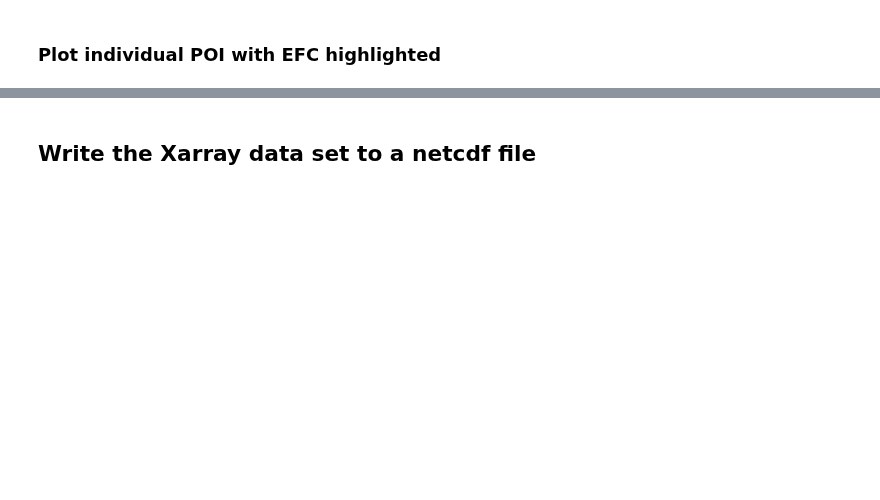
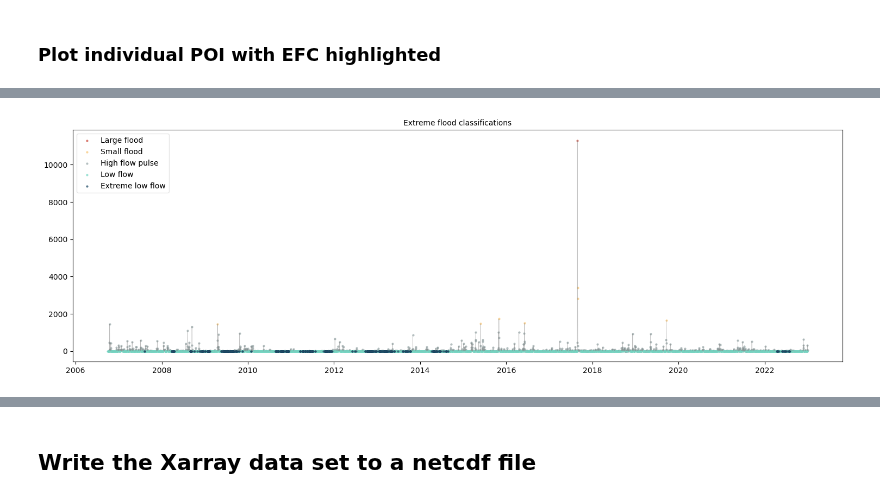
Before and after one commit to rmcd-mscb/nhm-assist, a Jupyter notebook: 0c_Create_Streamflow_Observations_v3.ipynb, the cells around one changed output, grey strips where cells are left out. Saved outputs shown, nothing was run; the diff lists cells and outputs as text; code cells hidden in the pictures; blank space fills up the shorter version.

```diff
--- a/0c_Create_Streamflow_Observations_v3.ipynb
+++ b/0c_Create_Streamflow_Observations_v3.ipynb
@@ -608,11 +729,11 @@ xr_streamflow
 # %%
-cpoi_id =  test_poi
+cpoi_id =  xr_streamflow.poi_id.values[12]
 
 # Get subset of data to plot
 #df_motion = df_motion.sort_index().loc['2020-07-10 13:55' : '2020-07-10 14:25.5', :]
 
 xr_streamflow = xr_streamflow.sortby('time', ascending=True)# bug fix for xarray
-ds_sub = xr_streamflow.sel(poi_id=cpoi_id, time=slice('1980-10-01', '2020-12-31'))
+ds_sub = xr_streamflow.sel(poi_id=cpoi_id, time=slice('1980-10-01', '2022-12-31'))
 ds_sub = ds_sub.to_dataframe()
 
 # Or use entire dataset
@@ -620,3 +741,4 @@ ds_sub = ds_sub.to_dataframe()
 
 # Plot EFC
 plot_efc(ds_sub, flow_col)
+# %% [output]
@@ -623,2 +746,3 @@ plot_efc(ds_sub, flow_col)
+[figure, added]
 # %%
 plot_high_low(ds_sub, flow_col)
```
Also changed, not shown: parts of 18 cells of this notebook, 2 other files.
